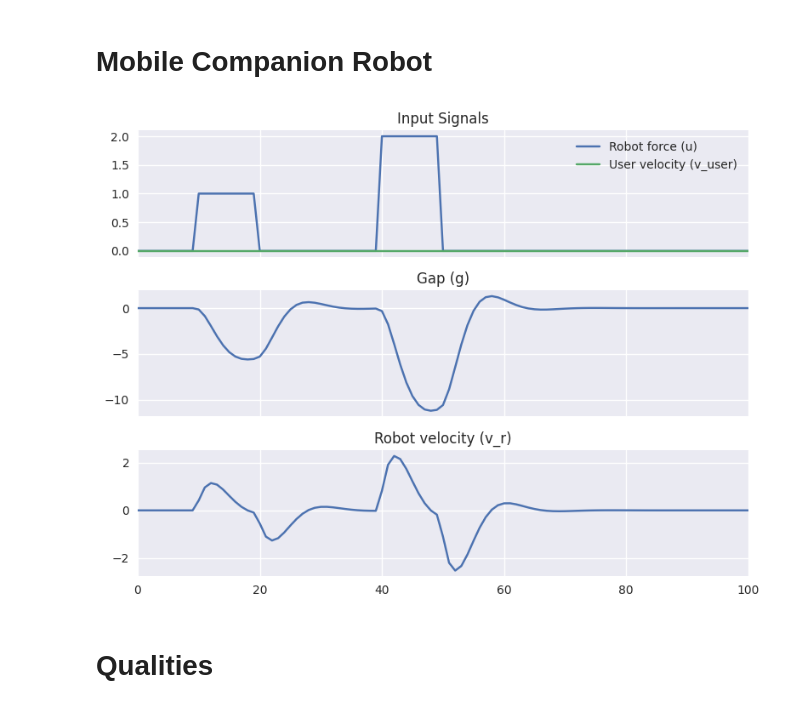
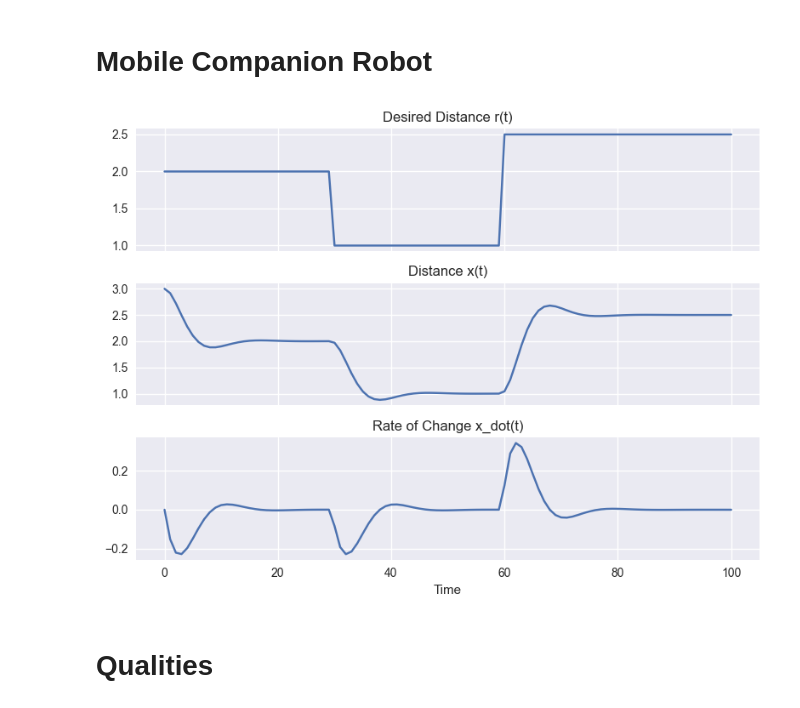
Before and after one commit to SMU-HCI/cs702-ci, a Jupyter notebook: 12_state_space_representation/lecture/lti.ipynb, the cells around one changed output. Saved outputs shown, nothing was run; the diff lists cells and outputs as text; code cells hidden in the pictures.

```diff
--- a/12_state_space_representation/lecture/lti.ipynb
+++ b/12_state_space_representation/lecture/lti.ipynb
@@ -22,32 +21,29 @@ D = np.array([[0, 0]])
 sys = signal.StateSpace(A, B, C, D)
 # %%
 t = np.linspace(0, 100, 101)
-u = np.zeros((len(t), 2))
-u[10:20, 0] = 1.0
-u[40:50, 0] = 2.0
-t, y, x = signal.lsim(sys, u, t)
+
+r = np.full(len(t), 2.0)
+r[30:60] = 1.0
+r[60:] = 2.5
+
+t, y, x = signal.lsim(sys, r, t, X0=[3.0, 0.0])
 # %%
-# Plot inputs and states
 fig, ax = plt.subplots(3, 1, figsize=(8, 6), sharex=True)
 
-ax[0].plot(t, u[:, 0], label="Robot force (u)")
-ax[0].plot(t, u[:, 1], label="User velocity (v_user)")
-ax[0].set_title("Input Signals")
-ax[0].set_xlim(0, 100)
-ax[0].legend()
+ax[0].plot(t, r)
+ax[0].set_title("Desired Distance r(t)")
 
 ax[1].plot(t, x[:, 0])
-ax[1].set_title("Gap (g)")
-ax[1].set_xlim(0, 100)
+ax[1].set_title("Distance x(t)")
 
 ax[2].plot(t, x[:, 1])
-ax[2].set_title("Robot velocity (v_r)")
-ax[2].set_xlim(0, 100)
+ax[2].set_title("Rate of Change x_dot(t)")
+ax[2].set_xlabel("Time")
 
 plt.tight_layout()
 plt.show()
 # %% [output]
-[figure, old version]
+[figure, new version]
 # %% [markdown]
 # Qualities
 # %%
```
Also changed, not shown: parts of 5 cells of this notebook, 1 other file.
